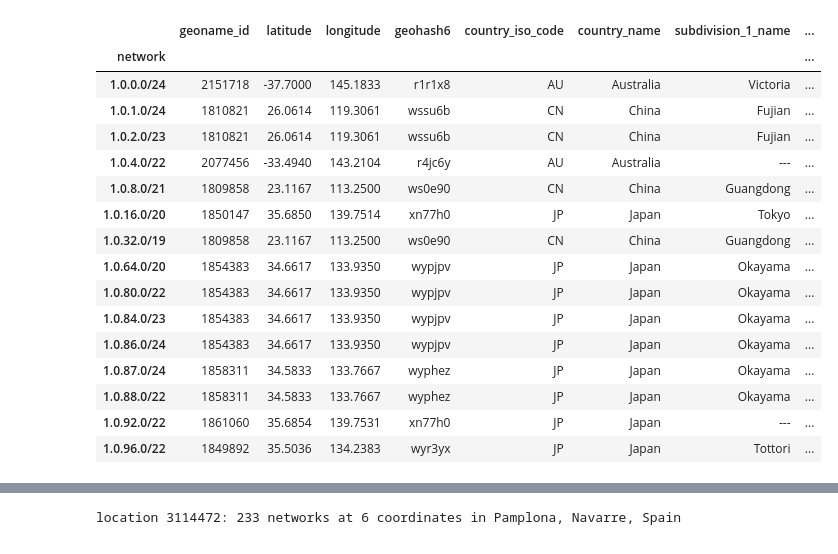
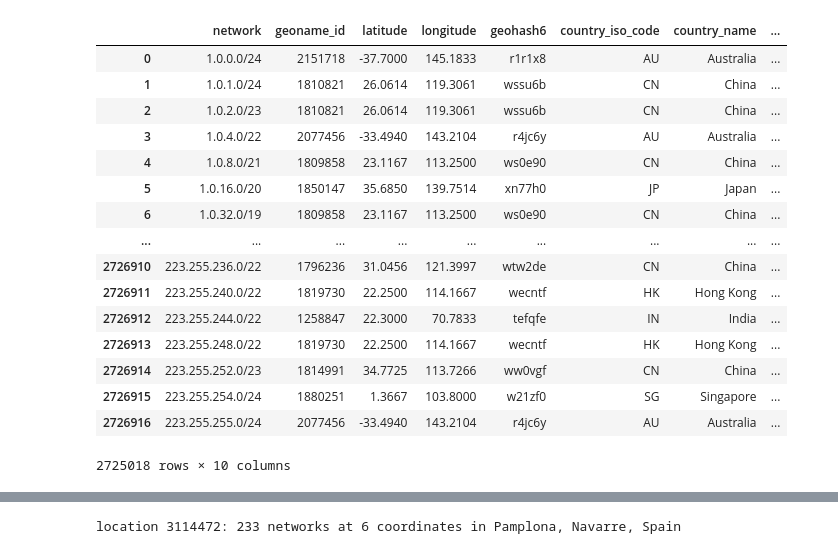
Before and after one commit to ejpring/MyGeohashDSXProject, a Jupyter notebook: display MaxMind data.ipynb, the cells around one changed output, grey strips where cells are left out. Saved outputs shown, nothing was run; the diff lists cells and outputs as text; code cells hidden in the pictures.

```diff
--- a/display MaxMind data.ipynb
+++ b/display MaxMind data.ipynb
@@ -175,24 +136,24 @@ maxmindLocations[['geoname_id','country_iso_code','country_name','subdivision_1_
 # %%
-# merge relevant network and location data and display results
-maxmindNetworkLocations = maxmindNetworks[['network','geoname_id','latitude','longitude','geohash6']].join(maxmindLocations[['geoname_id','country_iso_code','country_name','subdivision_1_name','subdivision_2_name','city_name']].set_index(['geoname_id']),on='geoname_id')
-maxmindNetworkLocations.set_index('network').head(15)
+# merge network and location data and display results
+maxmindNetworkLocations = maxmindNetworks.join(maxmindLocations.set_index('geoname_id'), on='geoname_id')
+maxmindNetworkLocations
 # %% [output]
-|  | geoname_id | latitude | longitude | geohash6 | country_iso_code | country_name | subdivision_1_name | ... |
-| network |  |  |  |  |  |  |  | ... |
-| 1.0.0.0/24 | 2151718 | -37.7000 | 145.1833 | r1r1x8 | AU | Australia | Victoria | ... |
-| 1.0.1.0/24 | 1810821 | 26.0614 | 119.3061 | wssu6b | CN | China | Fujian | ... |
-| 1.0.2.0/23 | 1810821 | 26.0614 | 119.3061 | wssu6b | CN | China | Fujian | ... |
-| 1.0.4.0/22 | 2077456 | -33.4940 | 143.2104 | r4jc6y | AU | Australia | --- | ... |
-| 1.0.8.0/21 | 1809858 | 23.1167 | 113.2500 | ws0e90 | CN | China | Guangdong | ... |
-| 1.0.16.0/20 | 1850147 | 35.6850 | 139.7514 | xn77h0 | JP | Japan | Tokyo | ... |
-| 1.0.32.0/19 | 1809858 | 23.1167 | 113.2500 | ws0e90 | CN | China | Guangdong | ... |
-| 1.0.64.0/20 | 1854383 | 34.6617 | 133.9350 | wypjpv | JP | Japan | Okayama | ... |
-| 1.0.80.0/22 | 1854383 | 34.6617 | 133.9350 | wypjpv | JP | Japan | Okayama | ... |
-| 1.0.84.0/23 | 1854383 | 34.6617 | 133.9350 | wypjpv | JP | Japan | Okayama | ... |
-| 1.0.86.0/24 | 1854383 | 34.6617 | 133.9350 | wypjpv | JP | Japan | Okayama | ... |
-| 1.0.87.0/24 | 1858311 | 34.5833 | 133.7667 | wyphez | JP | Japan | Okayama | ... |
-| 1.0.88.0/22 | 1858311 | 34.5833 | 133.7667 | wyphez | JP | Japan | Okayama | ... |
-| 1.0.92.0/22 | 1861060 | 35.6854 | 139.7531 | xn77h0 | JP | Japan | --- | ... |
-| 1.0.96.0/22 | 1849892 | 35.5036 | 134.2383 | wyr3yx | JP | Japan | Tottori | ... |
+|  | network | geoname_id | latitude | longitude | geohash6 | country_iso_code | country_name | ... |
+| 0 | 1.0.0.0/24 | 2151718 | -37.7000 | 145.1833 | r1r1x8 | AU | Australia | ... |
+| 1 | 1.0.1.0/24 | 1810821 | 26.0614 | 119.3061 | wssu6b | CN | China | ... |
+| 2 | 1.0.2.0/23 | 1810821 | 26.0614 | 119.3061 | wssu6b | CN | China | ... |
+| 3 | 1.0.4.0/22 | 2077456 | -33.4940 | 143.2104 | r4jc6y | AU | Australia | ... |
+| 4 | 1.0.8.0/21 | 1809858 | 23.1167 | 113.2500 | ws0e90 | CN | China | ... |
+| 5 | 1.0.16.0/20 | 1850147 | 35.6850 | 139.7514 | xn77h0 | JP | Japan | ... |
+| 6 | 1.0.32.0/19 | 1809858 | 23.1167 | 113.2500 | ws0e90 | CN | China | ... |
+| ... | ... | ... | ... | ... | ... | ... | ... | ... |
+| 2726910 | 223.255.236.0/22 | 1796236 | 31.0456 | 121.3997 | wtw2de | CN | China | ... |
+| 2726911 | 223.255.240.0/22 | 1819730 | 22.2500 | 114.1667 | wecntf | HK | Hong Kong | ... |
+| 2726912 | 223.255.244.0/22 | 1258847 | 22.3000 | 70.7833 | tefqfe | IN | India | ... |
+| 2726913 | 223.255.248.0/22 | 1819730 | 22.2500 | 114.1667 | wecntf | HK | Hong Kong | ... |
+| 2726914 | 223.255.252.0/23 | 1814991 | 34.7725 | 113.7266 | ww0vgf | CN | China | ... |
+| 2726915 | 223.255.254.0/24 | 1880251 | 1.3667 | 103.8000 | w21zf0 | SG | Singapore | ... |
+| 2726916 | 223.255.255.0/24 | 2077456 | -33.4940 | 143.2104 | r4jc6y | AU | Australia | ... |
+2725018 rows × 10 columns
 # %%
 # group networks by location
```
Also changed, not shown: parts of 23 cells of this notebook, 1 other file.
